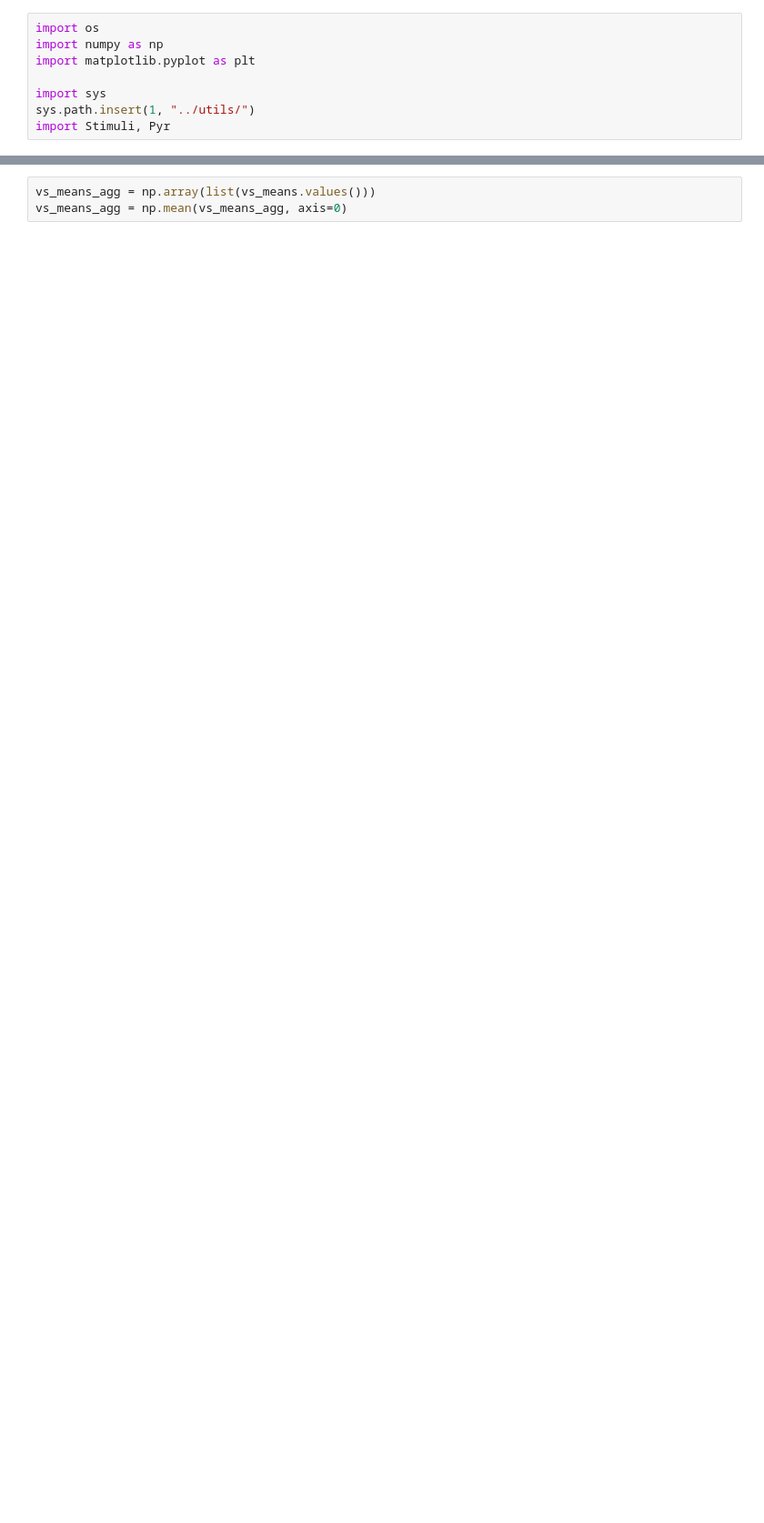
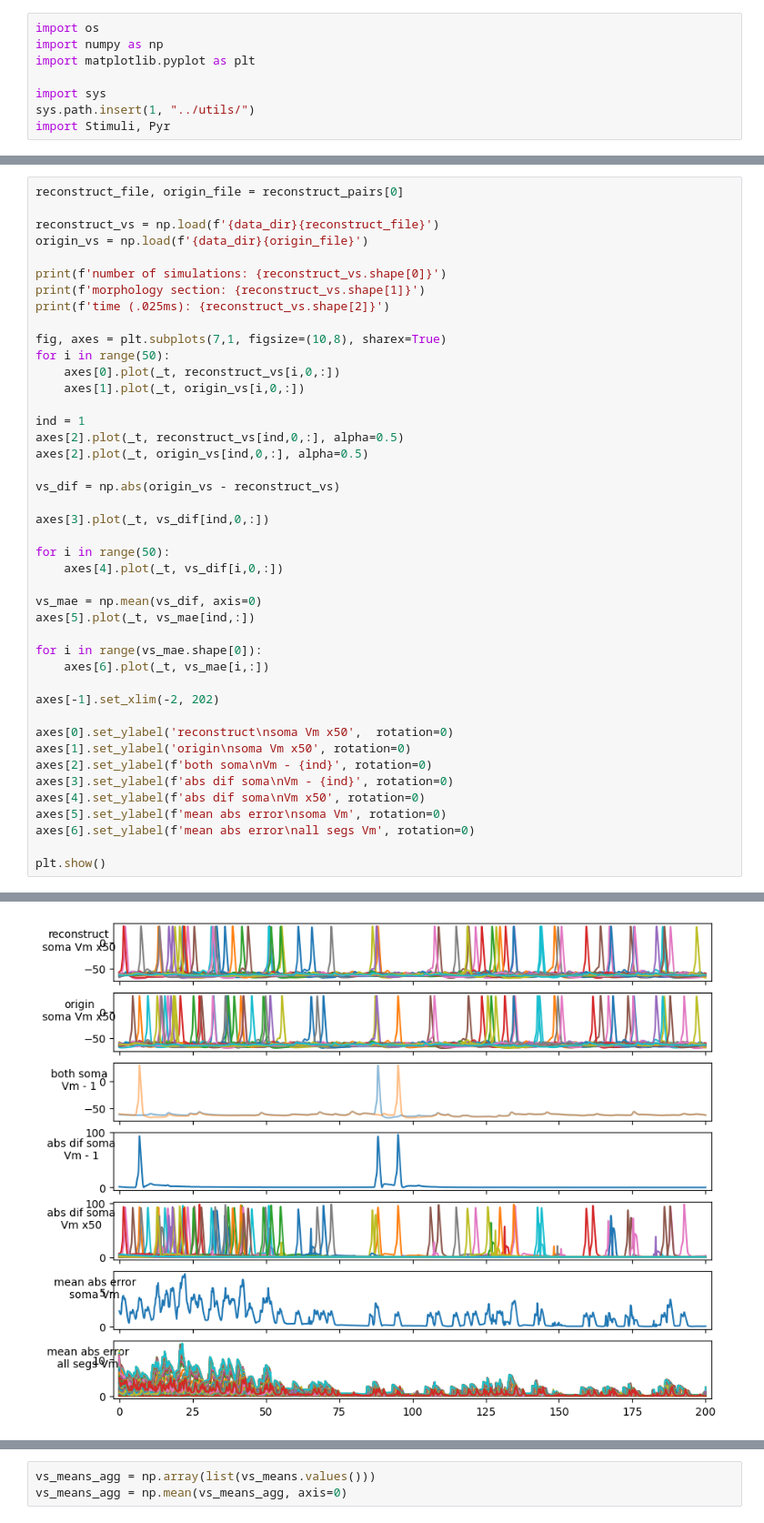
Before and after one commit to ec753/event_based_neuron, a Jupyter notebook: morpho/state_reconstruct_morpho_new.ipynb, the cells around one changed output, grey strips where cells are left out. Shown at 91% size. Cells and saved outputs as stored; diff of their text form; blank space fills up the shorter version.

Commit message:
analysis for morpho, nearing end

```diff
--- a/morpho/state_reconstruct_morpho_new.ipynb
+++ b/morpho/state_reconstruct_morpho_new.ipynb
@@ -75,0 +62,44 @@ reconstruct_pairs
+# %%
+reconstruct_file, origin_file = reconstruct_pairs[0]
+
+reconstruct_vs = np.load(f'{data_dir}{reconstruct_file}')
+origin_vs = np.load(f'{data_dir}{origin_file}')
+
+print(f'number of simulations: {reconstruct_vs.shape[0]}')
+print(f'morphology section: {reconstruct_vs.shape[1]}')
+print(f'time (.025ms): {reconstruct_vs.shape[2]}')
+
+fig, axes = plt.subplots(7,1, figsize=(10,8), sharex=True)
+for i in range(50):
+    axes[0].plot(_t, reconstruct_vs[i,0,:])
+    axes[1].plot(_t, origin_vs[i,0,:])
+
+ind = 1
+axes[2].plot(_t, reconstruct_vs[ind,0,:], alpha=0.5)
+axes[2].plot(_t, origin_vs[ind,0,:], alpha=0.5)
+
+vs_dif = np.abs(origin_vs - reconstruct_vs)
+
+axes[3].plot(_t, vs_dif[ind,0,:])
+
+for i in range(50):
+    axes[4].plot(_t, vs_dif[i,0,:])
+
+vs_mae = np.mean(vs_dif, axis=0)
+axes[5].plot(_t, vs_mae[ind,:])
+
+for i in range(vs_mae.shape[0]):
+    axes[6].plot(_t, vs_mae[i,:])
+
+axes[-1].set_xlim(-2, 202)
+
+axes[0].set_ylabel('reconstruct\nsoma Vm x50',  rotation=0)
+axes[1].set_ylabel('origin\nsoma Vm x50', rotation=0)
+axes[2].set_ylabel(f'both soma\nVm - {ind}', rotation=0)
+axes[3].set_ylabel(f'abs dif soma\nVm - {ind}', rotation=0)
+axes[4].set_ylabel(f'abs dif soma\nVm x50', rotation=0)
+axes[5].set_ylabel(f'mean abs error\nsoma Vm', rotation=0)
+axes[6].set_ylabel(f'mean abs error\nall segs Vm', rotation=0)
+
+plt.show()
+# %% [output]
@@ -75,0 +109 @@ reconstruct_pairs
+[figure, added]
```
Also changed, not shown: parts of 19 cells of this notebook, 1 other file.
